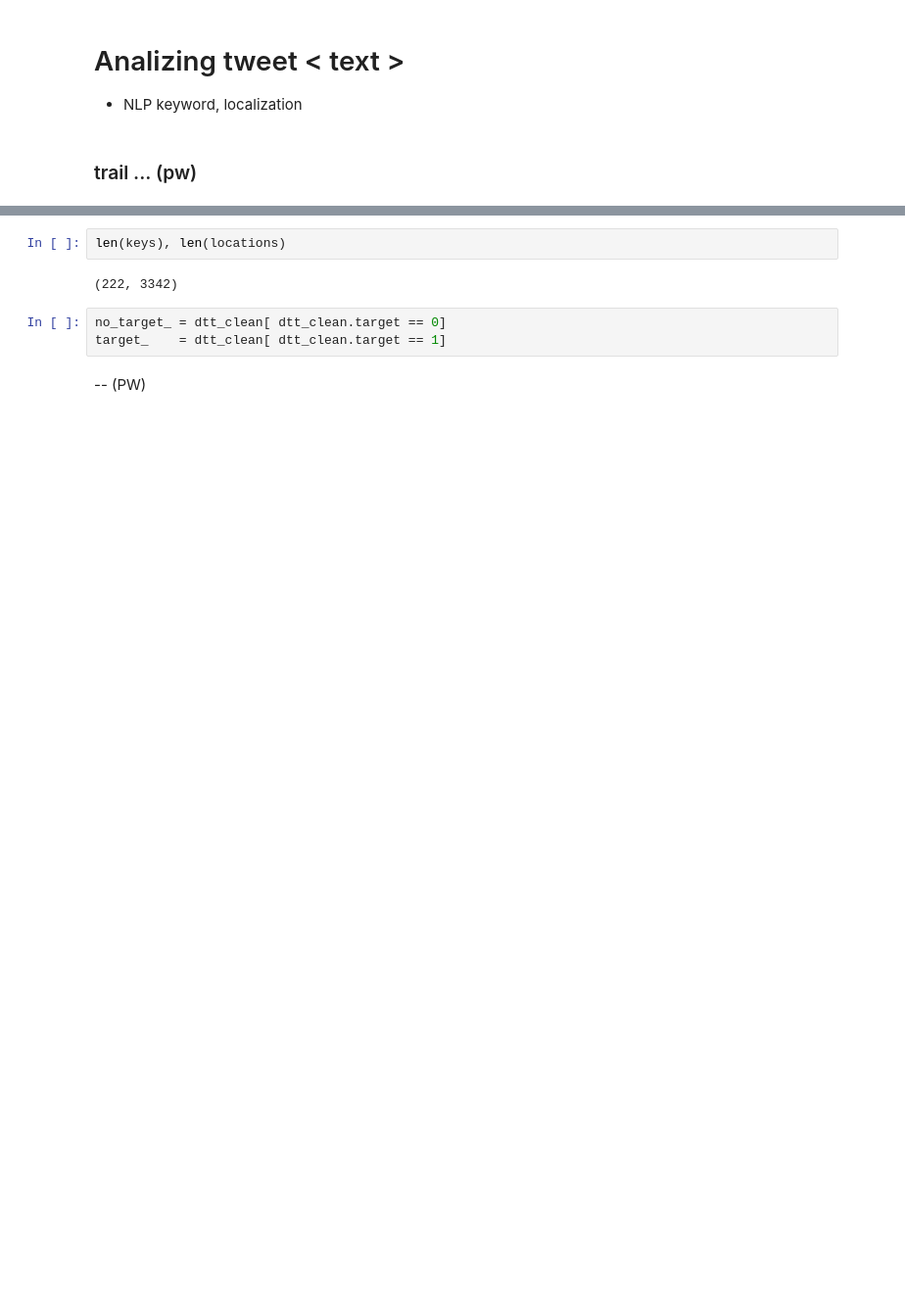
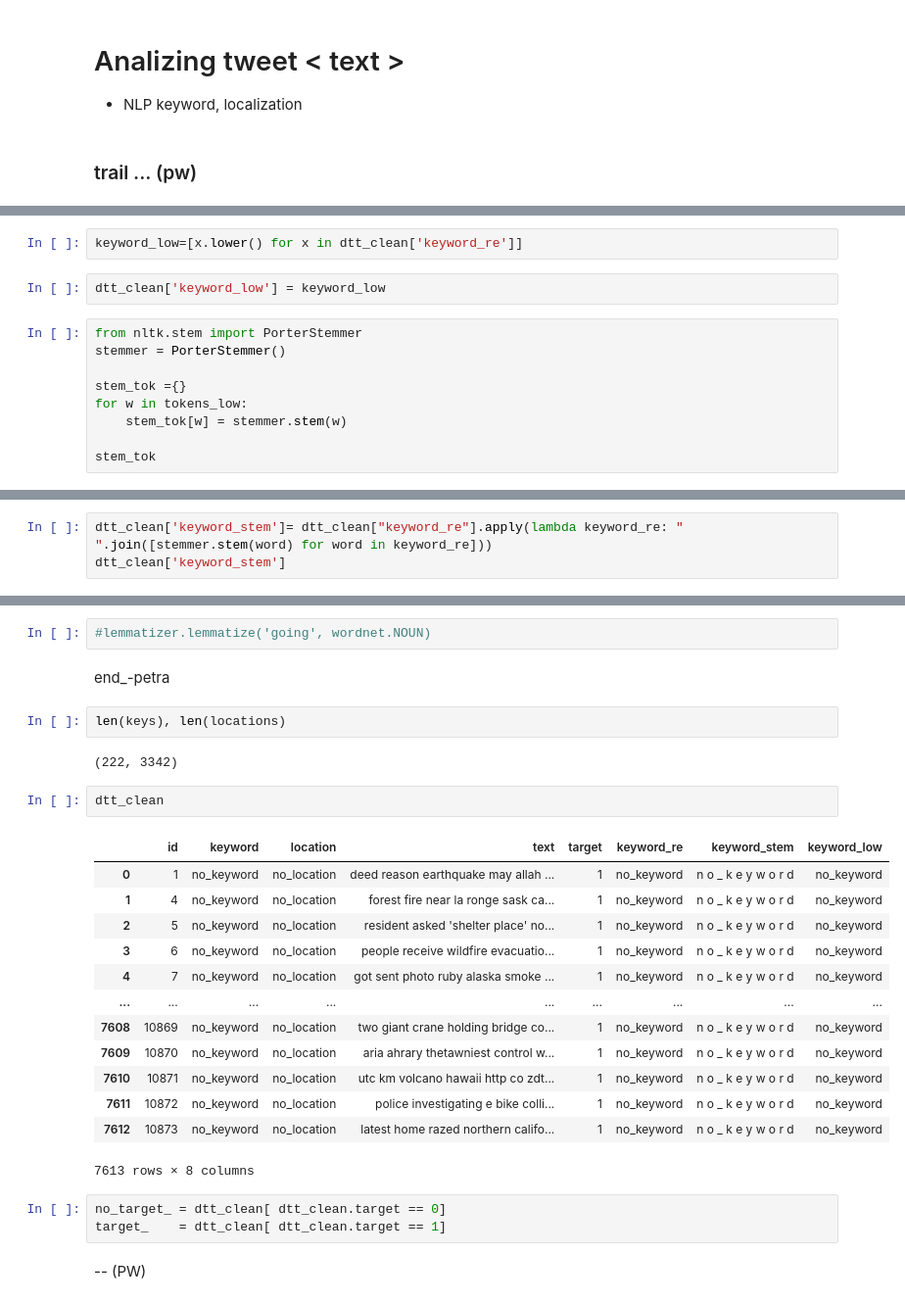
Before and after one commit to TTD-JPO/TDD-project, a Jupyter notebook: Main_TweetDisasterDetection.ipynb, the cells around one changed output, grey strips where cells are left out. Shown at 98% size. Drawn from its saved outputs; the diff is of its cells as text; blank space fills up the shorter version.

```diff
--- a/Main_TweetDisasterDetection.ipynb
+++ b/Main_TweetDisasterDetection.ipynb
@@ -176,0 +272,13 @@ dtt_clean.head(2)
+# %%
+keyword_low=[x.lower() for x in dtt_clean['keyword_re']]
+# %%
+dtt_clean['keyword_low'] = keyword_low
+# %%
+from nltk.stem import PorterStemmer
+stemmer = PorterStemmer()
+
+stem_tok ={}
+for w in tokens_low:
+    stem_tok[w] = stemmer.stem(w)
+
+stem_tok
@@ -176,0 +303,3 @@ dtt_clean.head(2)
+# %%
+dtt_clean['keyword_stem']= dtt_clean["keyword_re"].apply(lambda keyword_re: " ".join([stemmer.stem(word) for word in keyword_re]))
+dtt_clean['keyword_stem']
@@ -177,7 +319,27 @@ dtt_clean.head(2)
+# %%
+#lemmatizer.lemmatize('going', wordnet.NOUN)
+# %% [markdown]
+end_-petra
 # %%
 len(keys), len(locations)
 # %% [output]
 (222, 3342)
+# %%
+dtt_clean
+# %% [output]
+|  | id | keyword | location | text | target | keyword_re | keyword_stem | keyword_low |
+| 0 | 1 | no_keyword | no_location | deed reason earthquake may allah ... | 1 | no_keyword | n o _ k e y w o r d | no_keyword |
+| 1 | 4 | no_keyword | no_location | forest fire near la ronge sask ca... | 1 | no_keyword | n o _ k e y w o r d | no_keyword |
+| 2 | 5 | no_keyword | no_location | resident asked 'shelter place' no... | 1 | no_keyword | n o _ k e y w o r d | no_keyword |
+| 3 | 6 | no_keyword | no_location | people receive wildfire evacuatio... | 1 | no_keyword | n o _ k e y w o r d | no_keyword |
+| 4 | 7 | no_keyword | no_location | got sent photo ruby alaska smoke ... | 1 | no_keyword | n o _ k e y w o r d | no_keyword |
+| ... | ... | ... | ... | ... | ... | ... | ... | ... |
+| 7608 | 10869 | no_keyword | no_location | two giant crane holding bridge co... | 1 | no_keyword | n o _ k e y w o r d | no_keyword |
+| 7609 | 10870 | no_keyword | no_location | aria ahrary thetawniest control w... | 1 | no_keyword | n o _ k e y w o r d | no_keyword |
+| 7610 | 10871 | no_keyword | no_location | utc km volcano hawaii http co zdt... | 1 | no_keyword | n o _ k e y w o r d | no_keyword |
+| 7611 | 10872 | no_keyword | no_location | police investigating e bike colli... | 1 | no_keyword | n o _ k e y w o r d | no_keyword |
+| 7612 | 10873 | no_keyword | no_location | latest home razed northern califo... | 1 | no_keyword | n o _ k e y w o r d | no_keyword |
+7613 rows × 8 columns
 # %%
 no_target_ = dtt_clean[ dtt_clean.target == 0]
 target_    = dtt_clean[ dtt_clean.target == 1]
```
Also changed, not shown: parts of 26 cells of this notebook.
